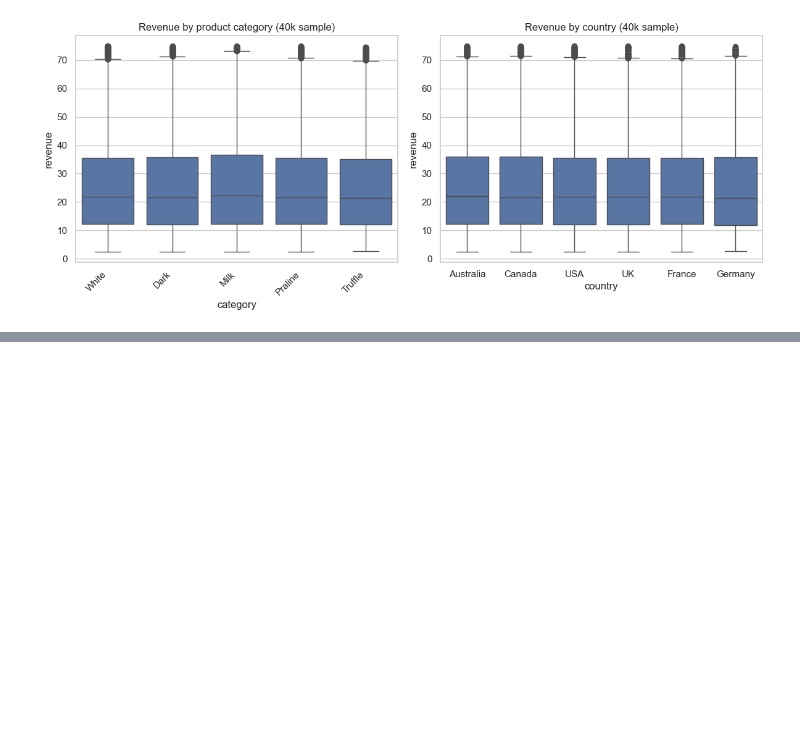
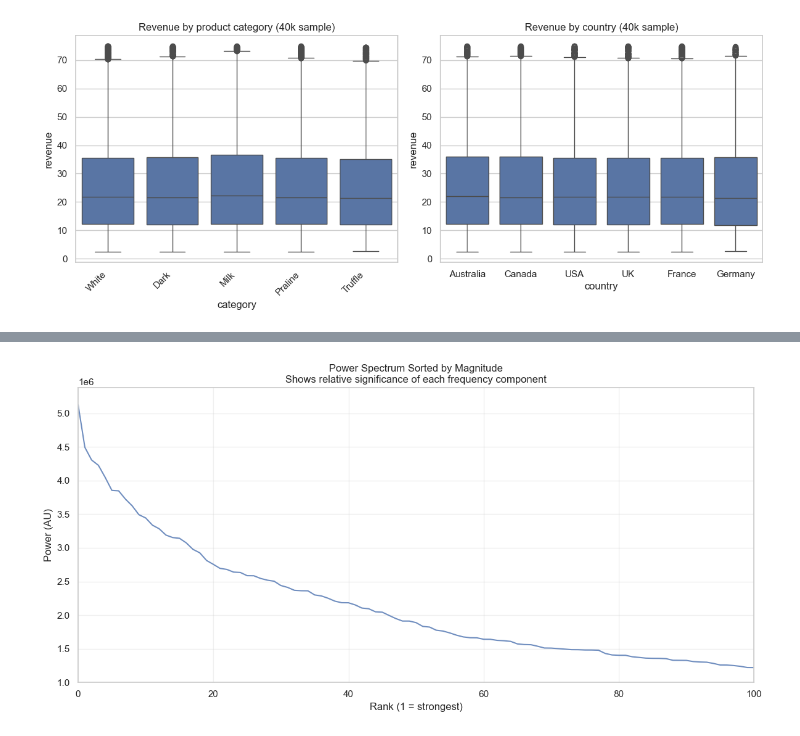
Before and after one commit to jonako123/ADS-project-YonatanK-OzP-BarA, a Jupyter notebook: EDA.ipynb, the cells around one changed output, grey strips where cells are left out. Drawn from its saved outputs; the diff is of its cells as text; code cells hidden in the pictures; blank space fills up the shorter version.

```diff
--- a/EDA.ipynb
+++ b/EDA.ipynb
@@ -363,0 +421,68 @@ plt.show()
+# %%
+# Identify dominant frequencies and their interpretations
+dominant_indices = np.argsort(positive_power)[-15:][::-1]  # Top 15 dominant frequencies, sorted strongest first
+dominant_periods = periods[dominant_indices]
+dominant_powers = positive_power[dominant_indices]
+
+print("Top 15 Dominant Periods in Order Count:")
+print("=" * 50)
+for i, (period, power) in enumerate(zip(dominant_periods, dominant_powers), 1):
+    if period < 2:
+        interpretation = "~1 day (daily pattern)"
+    elif 2 <= period < 8:
+        interpretation = f"~{period:.1f} days (weekly pattern)"
+    elif 8 <= period < 15:
+        interpretation = f"~{period:.1f} days (bi-weekly pattern)"
+    elif 15 <= period < 25:
+        interpretation = f"~{period:.1f} days (semi-monthly pattern)"
+    elif 25 <= period < 40:
+        interpretation = f"~{period:.1f} days (monthly pattern)"
+    elif 40 <= period < 70:
+        interpretation = f"~{period:.1f} days (quarterly pattern)"
+    elif period >= 70:
+        interpretation = f"~{period:.1f} days (seasonal/annual pattern)"
+    else:
+        interpretation = f"~{period:.1f} days"
+
+    print(f"{i:2d}. Period: {period:6.1f} days | Power: {power:8.1f} | {interpretation}")
+
+# Find most significant periodic patterns
+print("\n" + "=" * 50)
+print("KEY FINDINGS:")
+print("=" * 50)
+
+# Weekly pattern (around 7 days)
+weekly_mask = (periods >= 6) & (periods <= 8)
+if np.any(weekly_mask):
+    weekly_power = positive_power[weekly_mask].max()
+    weekly_period = periods[weekly_mask][np.argmax(positive_power[weekly_mask])]
+    print(f"✓ Strong weekly pattern detected: {weekly_period:.1f}-day cycle")
+
+# Monthly pattern (around 30 days)
+monthly_mask = (periods >= 28) & (periods <= 32)
+if np.any(monthly_mask):
+    monthly_power = positive_power[monthly_mask].max()
+    monthly_period = periods[monthly_mask][np.argmax(positive_power[monthly_mask])]
+    print(f"✓ Monthly pattern detected: {monthly_period:.1f}-day cycle")
+
+# Quarterly pattern (around 90 days)
+quarterly_mask = (periods >= 85) & (periods <= 95)
+if np.any(quarterly_mask):
+    quarterly_power = positive_power[quarterly_mask].max()
+    quarterly_period = periods[quarterly_mask][np.argmax(positive_power[quarterly_mask])]
+    print(f"✓ Quarterly pattern detected: {quarterly_period:.1f}-day cycle")
+
+# Plot power values sorted by magnitude to visualize significance
+plt.figure(figsize=(12, 6))
+sorted_power = np.sort(positive_power)[::-1]  # Sort power values in descending order
+plt.plot(sorted_power, 'b-', linewidth=1.5, alpha=0.8)
+plt.xlabel('Rank (1 = strongest)')
+plt.ylabel('Power (AU)')
+plt.title('Power Spectrum Sorted by Magnitude\nShows relative significance of each frequency component')
+plt.grid(True, alpha=0.3)
+# plt.yscale('log')  # Log scale to better see the distribution
+plt.ylim(bottom=1e6)  # Set minimum y-axis to 1 for better visualization
+plt.xlim(0, 100)  # Show only first 100 ranks
+plt.tight_layout()
+plt.show()
+# %% [output]
@@ -363,0 +506 @@ plt.show()
+[figure, added]
```
Also changed, not shown: parts of 4 cells of this notebook.
